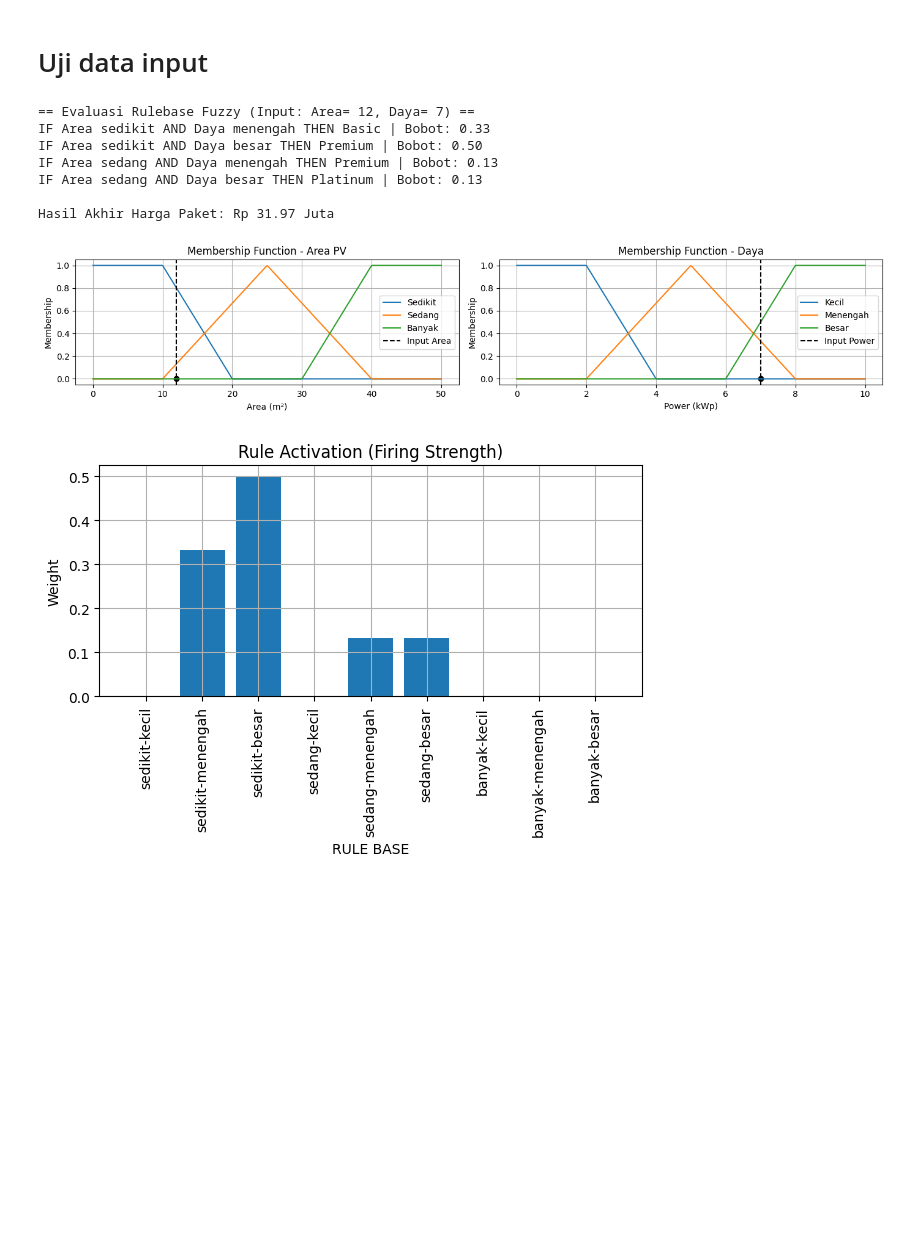
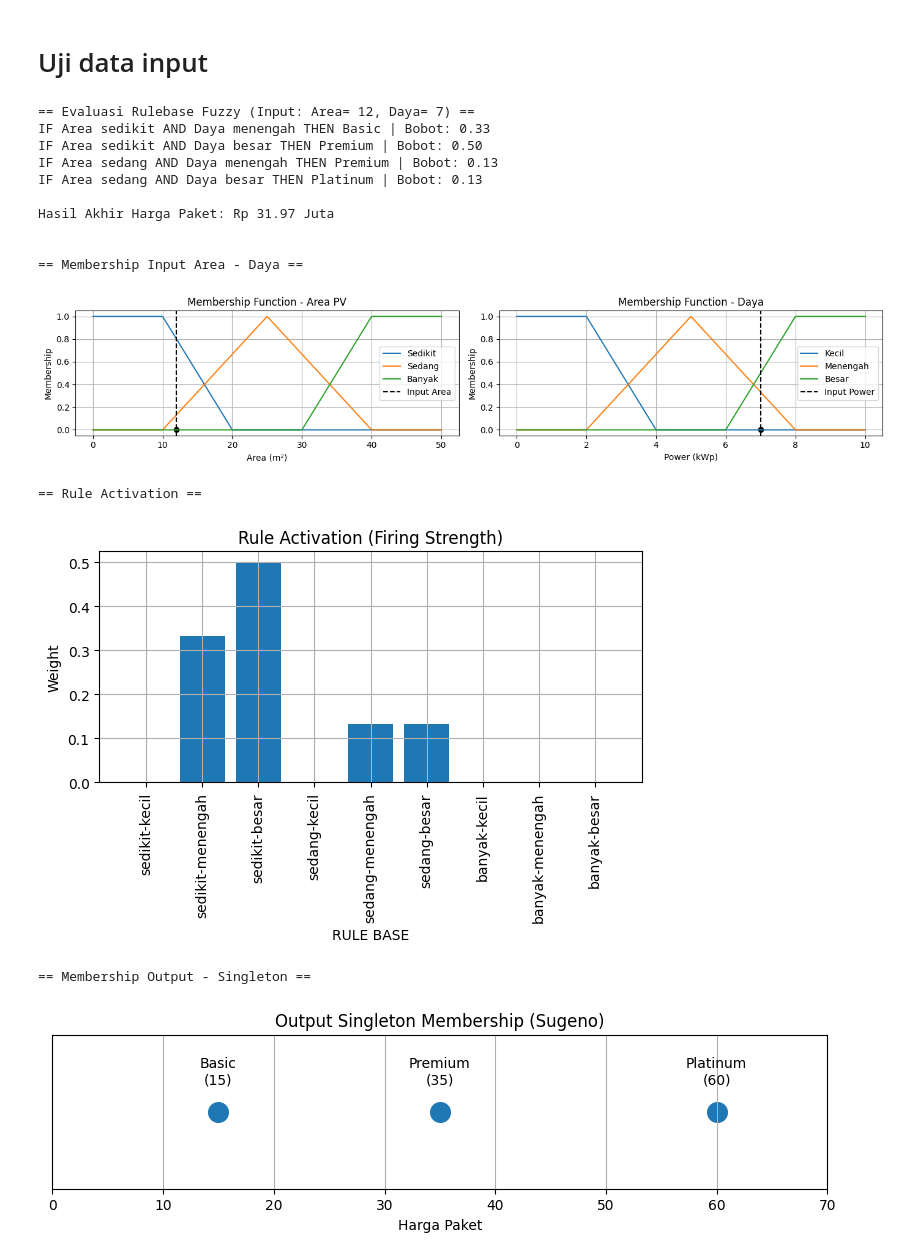
Before and after one commit to arif-sudaryanto/ai-fuzzy-harga-paket-penjualan-pv, a Jupyter notebook: 02_Fuzzy_Penjualan_PV.ipynb, the cells around one changed output. Cells and saved outputs as stored; diff of their text form; code cells hidden in the pictures; blank space fills up the shorter version.

Commit message:
update plot membership output singleton

```diff
--- a/02_Fuzzy_Penjualan_PV.ipynb
+++ b/02_Fuzzy_Penjualan_PV.ipynb
@@ -169,6 +169,27 @@ def plot_rule_activation(area, power):
 
     plt.show()
 
+def plot_output_singleton(input_area, input_power):
+
+    labels = list(out_values.keys())
+    values = list(out_values.values())
+
+    plt.figure(figsize=(10,2))
+
+    plt.scatter(values, [1]*len(values), s=200)
+
+    for i, label in enumerate(labels):
+        plt.text(values[i], 1.02, f"{label}\n({values[i]})", ha='center')
+
+    plt.yticks([])
+    plt.xlabel("Harga Paket")
+    plt.title("Output Singleton Membership (Sugeno)")
+    plt.grid(True)
+
+    plt.xlim(0,70)
+
+    plt.show()
+
 from mpl_toolkits.mplot3d import Axes3D
 
 def plot_surface():
@@ -201,23 +222,36 @@ def plot_surface():
 # %%
 # Uji data
 input_area = 12     # 0 s.d. 50  m2
 input_power = 7     # 0 s.d. 10  kWp
 
 harga_paket = calculate_price(input_area, input_power, verbose=True)
 print(f"\nHasil Akhir Harga Paket: Rp {harga_paket:.2f} Juta")      #output value: {basic: 15, premium:35, platinum:60}
 
+print(f"\n\n== Membership Input Area - Daya ==")
 plot_membership(input_area, input_power)
+
+print(f"\n\n== Rule Activation ==")
 plot_rule_activation(input_area, input_power)
+
+
+print(f"\n\n== Membership Output - Singleton ==")
+plot_output_singleton(input_area, input_power)
 # %% [output]
 == Evaluasi Rulebase Fuzzy (Input: Area= 12, Daya= 7) ==
 IF Area sedikit AND Daya menengah THEN Basic | Bobot: 0.33
 IF Area sedikit AND Daya besar THEN Premium | Bobot: 0.50
 IF Area sedang AND Daya menengah THEN Premium | Bobot: 0.13
 IF Area sedang AND Daya besar THEN Platinum | Bobot: 0.13
 
 Hasil Akhir Harga Paket: Rp 31.97 Juta
+
+
+== Membership Input Area - Daya ==
 [figure]
+== Rule Activation ==
 [figure]
+== Membership Output - Singleton ==
+[figure, added]
 # %%
 import plotly.graph_objects as go
 def plot_surface_plotly():
```
Also changed, not shown: parts of 1 cell of this notebook.
